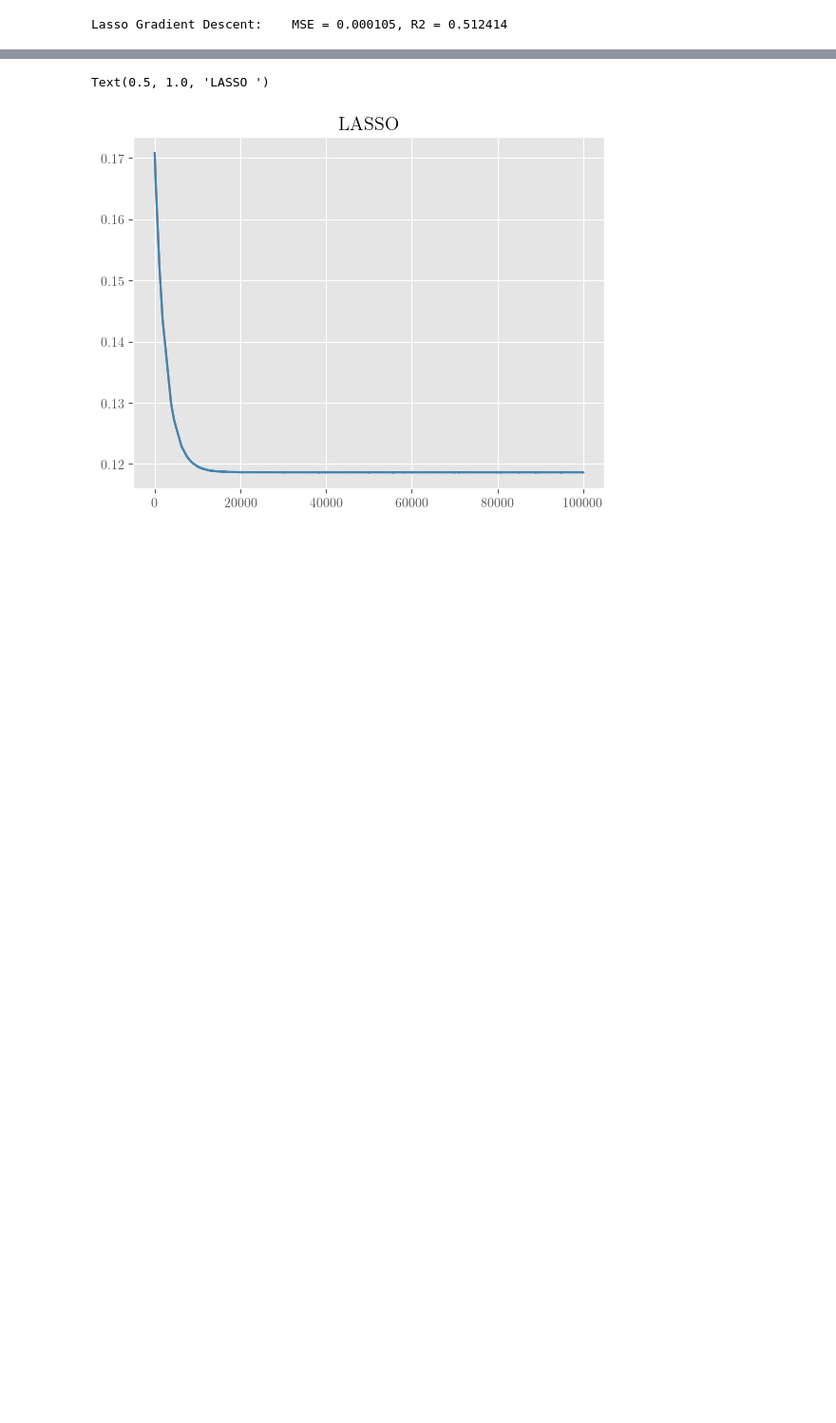
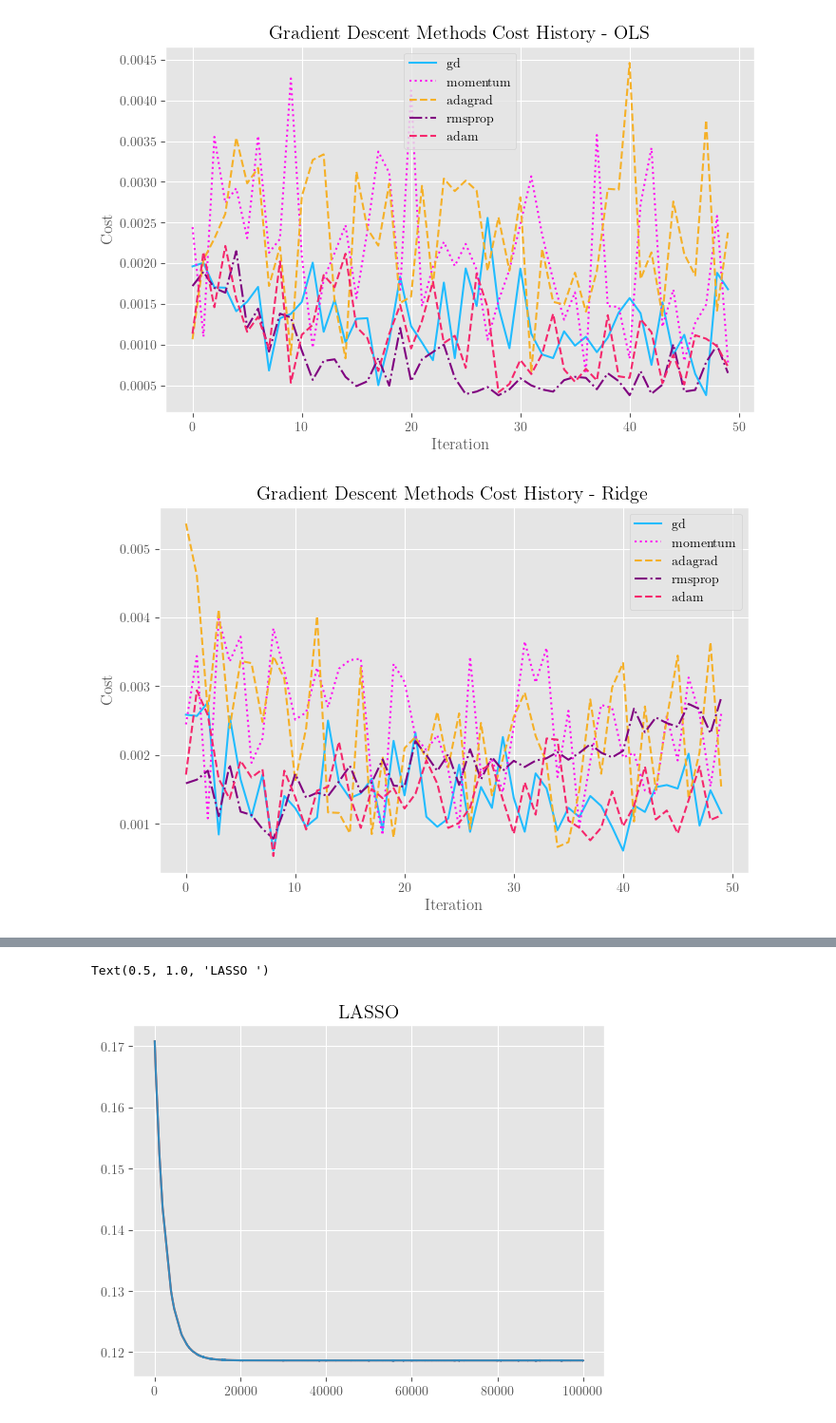
Before and after one commit to kjes4pres/Project_1_FYSSTK, a Jupyter notebook: Code/f.ipynb, the cells around one changed output, grey strips where cells are left out. Shown at 95% size. Cells and saved outputs as stored; diff of their text form; code cells hidden in the pictures; blank space fills up the shorter version.

```diff
--- a/Code/f.ipynb
+++ b/Code/f.ipynb
@@ -11,7 +11,7 @@ seed = np.random.seed(2018)
 
 # Hyperparameters from part a and b:
 polynomial_degree     = 14
-number_of_data_points = 2000
+number_of_data_points = 1500
 lambda_               = 1e-5
 # Hyperparameters from part c, d e and f:*
 learning_rate = 0.01
@@ -20,7 +20,7 @@ tolerance     = 1e-10
 use_tol       = True
 beta          = 0.9
 beta1         = 0.9
-beta2         = 0.9
+beta2         = 0.999
 epsilon       = 1e-8
 lambda_       = 0.001
 batch_size    = 32
@@ -78,10 +97,31 @@ Ridge Gradient Descent:    MSE = 0.000105, R2 = 0.512719
 # %%
-# Gradient descent solution for Lasso
-beta_gd_lasso, cost_history_lasso = gradient_descent_lasso(X_train, y_train, lambda_, learning_rate, n_iterations, tolerance, use_tol)
-y_pred_gd_lasso = X_test @ beta_gd_lasso
-mse_gd_lasso    = MSE(y_test, y_pred_gd_lasso)
-r2_gd_lasso     = R2(y_test, y_pred_gd_lasso)
-# Print results
-print(f"Lasso Gradient Descent:    MSE = {mse_gd_lasso:.6f}, R2 = {r2_gd_lasso:.6f}")
+colors_cost_history    = {'gd': '#21BCFF', 'momentum': '#FF10F0', 'adagrad': '#F5B027', 'rmsprop': '#800080', 'adam': '#F5276C'}
+linestyle_cost_history = {'gd': '-', 'momentum': ':', 'adagrad': '--', 'rmsprop': '-.', 'adam': '--'}
+# Plot cost history for all methods
+plt.figure(figsize=(8, 5))
+for method in methods:
+    plt.plot(results[method]['cost_history_OLS'], label=method, linewidth=1.5, linestyle=linestyle_cost_history[method], alpha=1, color=colors_cost_history[method])
+plt.title("Gradient Descent Methods Cost History - OLS")
+plt.xlabel("Iteration")
+plt.ylabel("Cost")
+plt.legend()
+plt.show()
+plt.figure(figsize=(8, 5))
+for method in methods:
+    plt.plot(results[method]['cost_history_Ridge'], label=method, linewidth=1.5, linestyle=linestyle_cost_history[method], alpha=1, color=colors_cost_history[method])
+plt.title("Gradient Descent Methods Cost History - Ridge")
+plt.xlabel("Iteration")
+plt.ylabel("Cost")
+plt.legend()
+plt.show()
+plt.figure(figsize=(8, 5))
+for method in methods:
+    plt.plot(results[method]['cost_history_Lasso'], label=method, linewidth=1.5, linestyle=linestyle_cost_history[method], alpha=1, color=colors_cost_history[method])
+plt.title("Gradient Descent Methods Cost History - Lasso")
+plt.xlabel("Iteration")
+plt.ylabel("Cost")
+plt.legend()
+plt.show()
 # %% [output]
-Lasso Gradient Descent:    MSE = 0.000105, R2 = 0.512414
+[figure, added]
+[figure, added]
```
Also changed, not shown: parts of 2 cells of this notebook, 2 other files.
